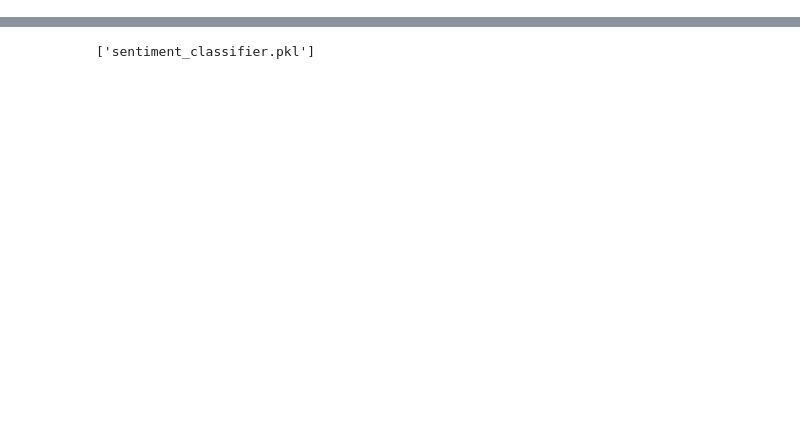
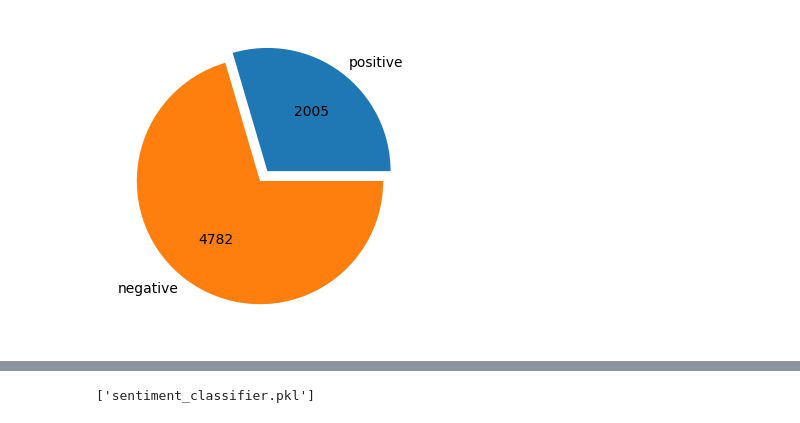
Before and after one commit to jkudaimi/AI4AllGroup15, a Jupyter notebook: nb.ipynb, the cells around one changed output, grey strips where cells are left out. Cells and saved outputs as stored; diff of their text form; code cells hidden in the pictures; blank space fills up the shorter version.

```diff
--- a/nb.ipynb
+++ b/nb.ipynb
@@ -15,0 +76,14 @@ positivewords['val'] = [1 for _ in range(len(positivewords))]
+# %%
+pltfig, ax = plt.subplots(figsize=(5,4))
+labels = ['positive', 'negative']
+sizes = [len(positivewords), len(negativewords)]
+
+def absolute_value(val):
+    total_size = sum(sizes)
+    absolute_val = int(round(val/100.*total_size))
+    return f"{absolute_val:d}"
+
+ax.pie(sizes, labels=labels, explode = (0.1, 0), autopct=absolute_value)
+plt.show()
+# %% [output]
+[figure, added]
```
Also changed, not shown: parts of 19 cells of this notebook, 1 other file.
